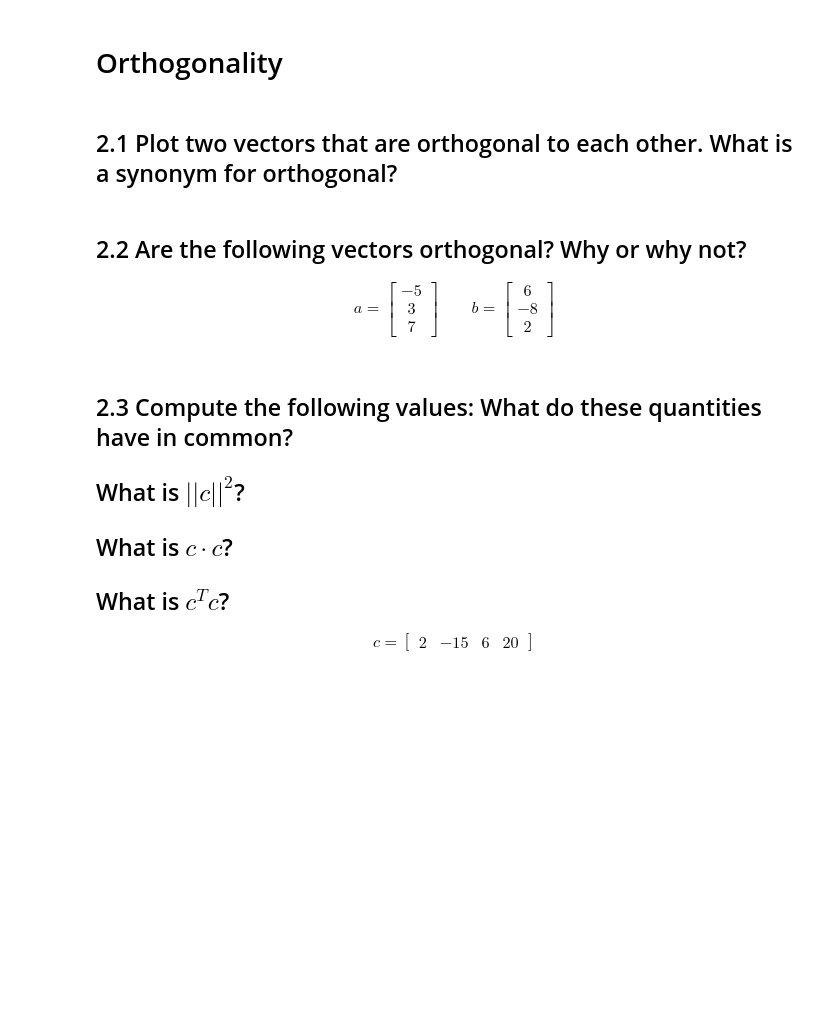
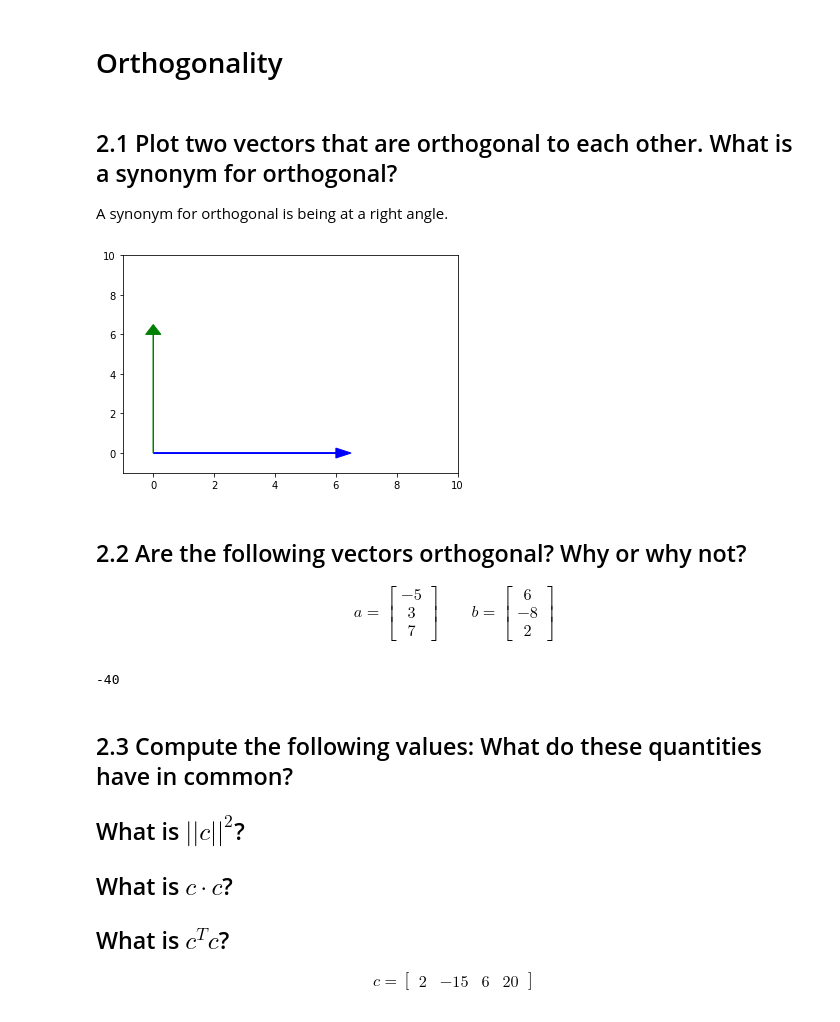
Before and after one commit to emma-rose22/DS-Unit-1-Sprint-3-Linear-Algebra, a Jupyter notebook: module2-intermediate-linear-algebra/LS_DS_132_Intermediate_Linear_Algebra_Assignment.ipynb, the cells around one changed output. Drawn from its saved outputs; the diff is of its cells as text; code cells hidden in the pictures; blank space fills up the shorter version.

```diff
--- a/module2-intermediate-linear-algebra/LS_DS_132_Intermediate_Linear_Algebra_Assignment.ipynb
+++ b/module2-intermediate-linear-algebra/LS_DS_132_Intermediate_Linear_Algebra_Assignment.ipynb
@@ -193,3 +228,5 @@ variance(titanic['fare'])
 # Orthogonality
 # %% [markdown]
 ## 2.1 Plot two vectors that are orthogonal to each other. What is a synonym for orthogonal?
+
+A synonym for orthogonal is being at a right angle.
@@ -196,3 +235,15 @@ variance(titanic['fare'])
+# %%
+vector_1 = [6, 0]
+vector_2 = [0, 6]
+
+# Plot the Scaled Vectors
+plt.arrow(0,0, vector_1[0], vector_1[1],head_width=.5, head_length=0.5, color ='blue')
+plt.arrow(0,0, vector_2[0], vector_2[1],head_width=.5, head_length=0.5, color ='green')
+plt.xlim(-1,10)
+plt.ylim(-1,10)
+plt.show()
+# %% [output]
+[figure, added]
 # %% [markdown]
 ## 2.2 Are the following vectors orthogonal? Why or why not?
 
@@ -201,6 +252,15 @@ a = \begin{bmatrix} -5 \\ 3 \\ 7 \end{bmatrix}
 \qquad
 b = \begin{bmatrix} 6 \\ -8 \\ 2 \end{bmatrix}
 \end{align}
+# %%
+a = [-5, 3, 7]
+b = [6, -8, 2]
+
+np.dot(a, b)
+
+#they are not orthogonal because their dot product is not zero
+# %% [output]
+-40
 # %% [markdown]
 ## 2.3 Compute the following values: What do these quantities have in common?
 
```
Also changed, not shown: parts of 31 cells of this notebook.
